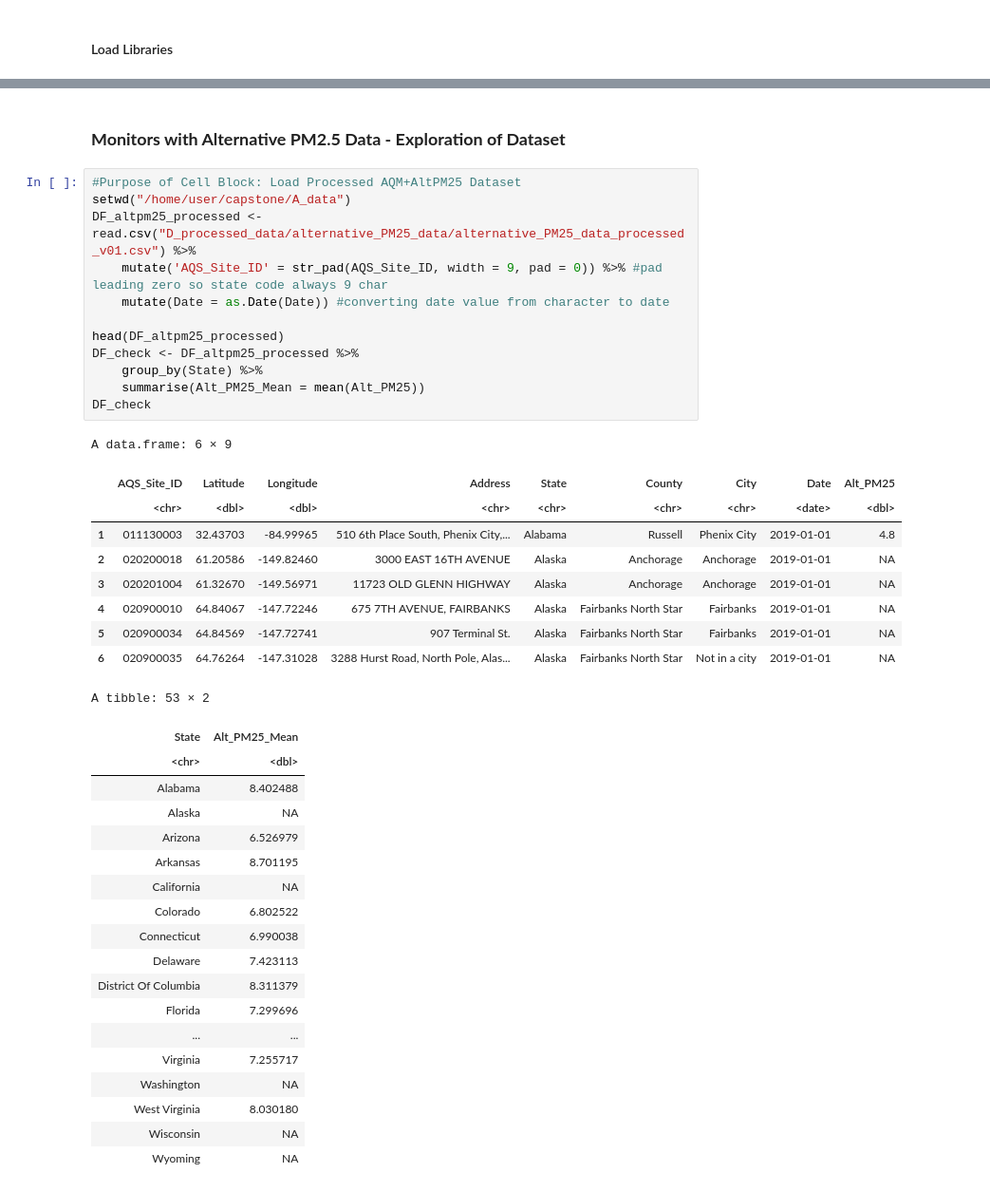
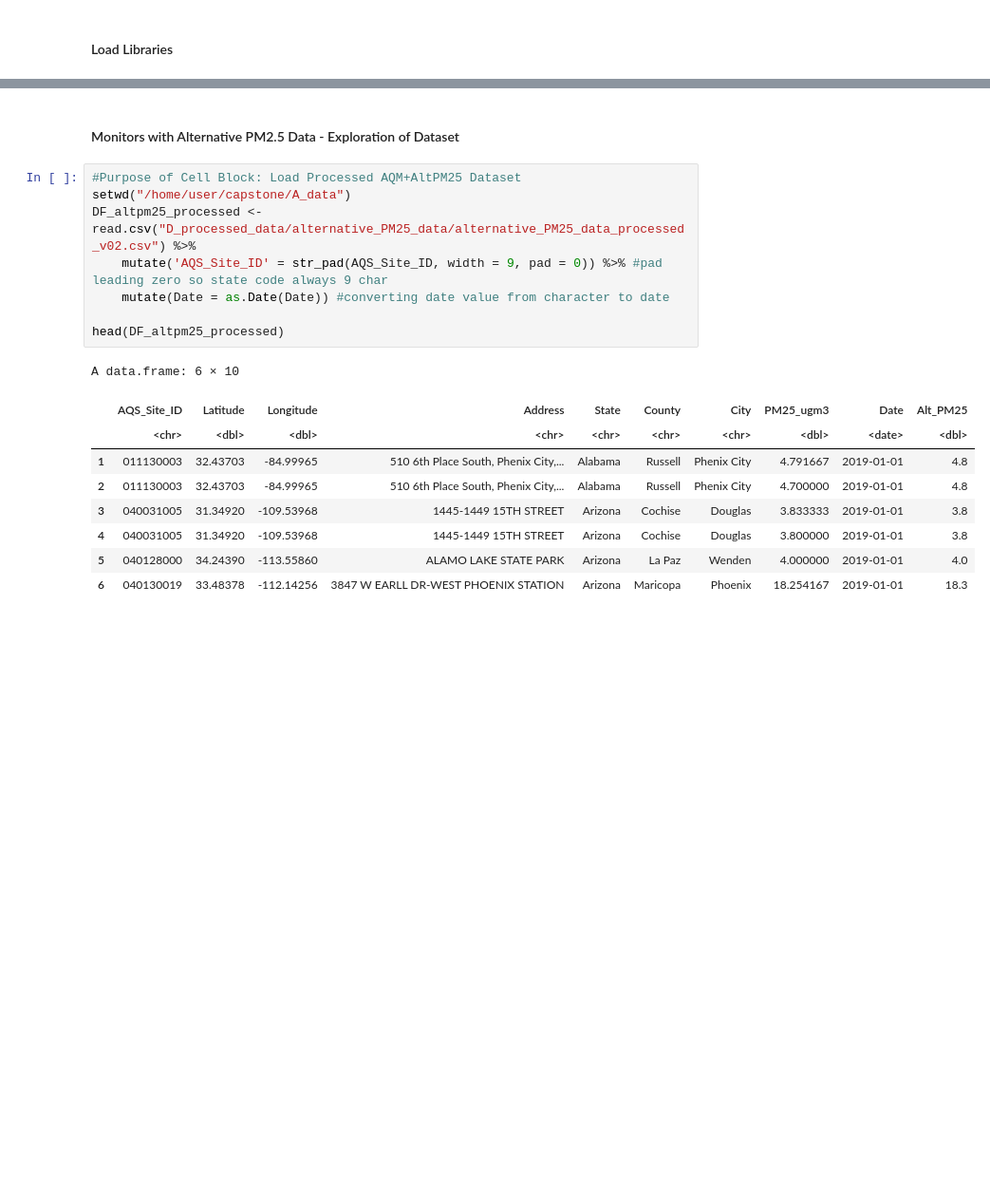
Before and after one commit to sethmgerhart/yale_capstone_public, a Jupyter notebook: A_analysis/air_monitors/C_air_monitors_w_alt_data_QA_check.ipynb, the cells around one changed output, grey strips where cells are left out. Shown: that part at 95% size. Cells and saved outputs as stored; diff of their text form; blank space fills up the shorter version.

Commit message:
Major Update: Began testing data in Analysis C to see if a correlation is appropriate

```diff
--- a/A_analysis/air_monitors/C_air_monitors_w_alt_data_QA_check.ipynb
+++ b/A_analysis/air_monitors/C_air_monitors_w_alt_data_QA_check.ipynb
@@ -71,44 +56,21 @@ library(terra)
 # %% [markdown]
-### **Monitors with Alternative PM2.5 Data \- Exploration of Dataset**
+#### Monitors with Alternative PM2.5 Data \- Exploration of Dataset
 # %%
 #Purpose of Cell Block: Load Processed AQM+AltPM25 Dataset
 setwd("/home/user/capstone/A_data")
-DF_altpm25_processed <- read.csv("D_processed_data/alternative_PM25_data/alternative_PM25_data_processed_v01.csv") %>%
+DF_altpm25_processed <- read.csv("D_processed_data/alternative_PM25_data/alternative_PM25_data_processed_v02.csv") %>%
     mutate('AQS_Site_ID' = str_pad(AQS_Site_ID, width = 9, pad = 0)) %>% #pad leading zero so state code always 9 char
     mutate(Date = as.Date(Date)) #converting date value from character to date
 
 head(DF_altpm25_processed)
-DF_check <- DF_altpm25_processed %>%
-    group_by(State) %>%
-    summarise(Alt_PM25_Mean = mean(Alt_PM25))
-DF_check
 # %% [output]
-A data.frame: 6 × 9
+A data.frame: 6 × 10
-|  | AQS_Site_ID | Latitude | Longitude | Address | State | County | City | Date | Alt_PM25 |
-|  | <chr> | <dbl> | <dbl> | <chr> | <chr> | <chr> | <chr> | <date> | <dbl> |
-| 1 | 011130003 | 32.43703 | -84.99965 | 510 6th Place South, Phenix City,... | Alabama | Russell | Phenix City | 2019-01-01 | 4.8 |
-| 2 | 020200018 | 61.20586 | -149.82460 | 3000 EAST 16TH AVENUE | Alaska | Anchorage | Anchorage | 2019-01-01 | NA |
-| 3 | 020201004 | 61.32670 | -149.56971 | 11723 OLD GLENN HIGHWAY | Alaska | Anchorage | Anchorage | 2019-01-01 | NA |
-| 4 | 020900010 | 64.84067 | -147.72246 | 675 7TH AVENUE, FAIRBANKS | Alaska | Fairbanks North Star | Fairbanks | 2019-01-01 | NA |
-| 5 | 020900034 | 64.84569 | -147.72741 | 907 Terminal St. | Alaska | Fairbanks North Star | Fairbanks | 2019-01-01 | NA |
-| 6 | 020900035 | 64.76264 | -147.31028 | 3288 Hurst Road, North Pole, Alas... | Alaska | Fairbanks North Star | Not in a city | 2019-01-01 | NA |
+|  | AQS_Site_ID | Latitude | Longitude | Address | State | County | City | PM25_ugm3 | Date | Alt_PM25 |
+|  | <chr> | <dbl> | <dbl> | <chr> | <chr> | <chr> | <chr> | <dbl> | <date> | <dbl> |
+| 1 | 011130003 | 32.43703 | -84.99965 | 510 6th Place South, Phenix City,... | Alabama | Russell | Phenix City | 4.791667 | 2019-01-01 | 4.8 |
+| 2 | 011130003 | 32.43703 | -84.99965 | 510 6th Place South, Phenix City,... | Alabama | Russell | Phenix City | 4.700000 | 2019-01-01 | 4.8 |
+| 3 | 040031005 | 31.34920 | -109.53968 | 1445-1449 15TH STREET | Arizona | Cochise | Douglas | 3.833333 | 2019-01-01 | 3.8 |
+| 4 | 040031005 | 31.34920 | -109.53968 | 1445-1449 15TH STREET | Arizona | Cochise | Douglas | 3.800000 | 2019-01-01 | 3.8 |
+| 5 | 040128000 | 34.24390 | -113.55860 | ALAMO LAKE STATE PARK | Arizona | La Paz | Wenden | 4.000000 | 2019-01-01 | 4.0 |
+| 6 | 040130019 | 33.48378 | -112.14256 | 3847 W EARLL DR-WEST PHOENIX STATION | Arizona | Maricopa | Phoenix | 18.254167 | 2019-01-01 | 18.3 |
-A tibble: 53 × 2
-| State | Alt_PM25_Mean |
-| <chr> | <dbl> |
-| Alabama | 8.402488 |
-| Alaska | NA |
-| Arizona | 6.526979 |
-| Arkansas | 8.701195 |
-| California | NA |
-| Colorado | 6.802522 |
-| Connecticut | 6.990038 |
-| Delaware | 7.423113 |
-| District Of Columbia | 8.311379 |
-| Florida | 7.299696 |
-| ... | ... |
-| Virginia | 7.255717 |
-| Washington | NA |
-| West Virginia | 8.030180 |
-| Wisconsin | NA |
-| Wyoming | NA |
 # %%
```
Also changed, not shown: parts of 13 cells of this notebook, 4 other files.
